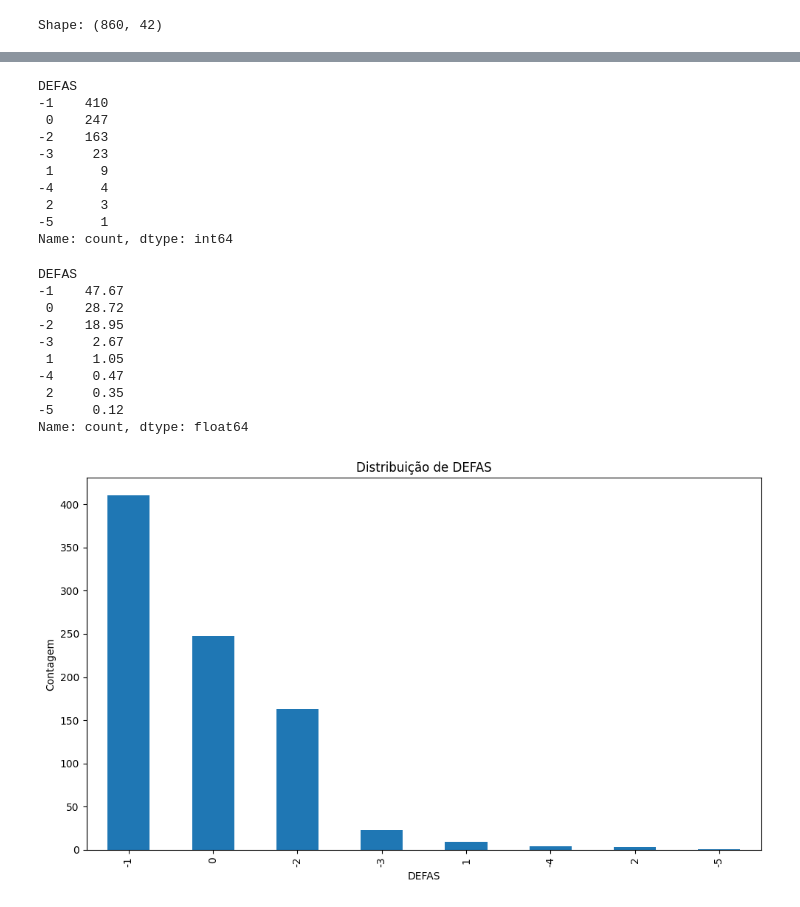
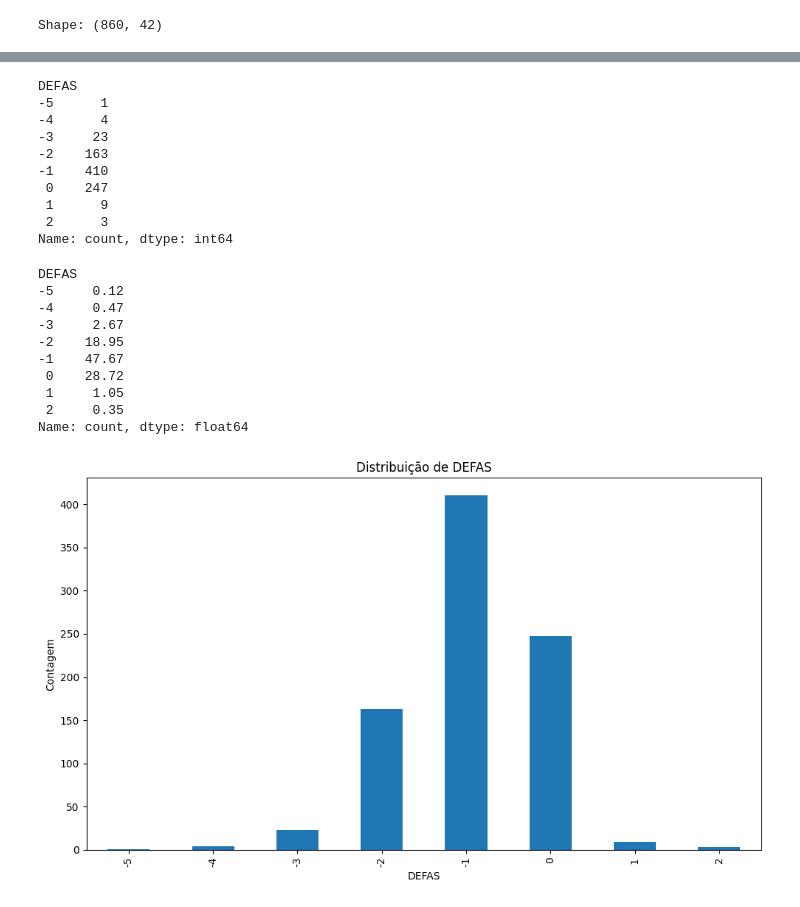
Before and after one commit to marcelotmalta/Dataton, a Jupyter notebook: notebooks/EDA_datathon_eda.ipynb, the cells around one changed output, grey strips where cells are left out. Saved outputs shown, nothing was run; the diff lists cells and outputs as text; code cells hidden in the pictures.

```diff
--- a/notebooks/EDA_datathon_eda.ipynb
+++ b/notebooks/EDA_datathon_eda.ipynb
@@ -52,7 +51,7 @@ Shape: (860, 42)
 # %%
 # Filtragem de Colunas de Interesse
 cols_interest = [
-    'Defas', 'Portug', 'Matem', 'Inglês',
+    'Defas',
     'INDE 22', 'IPS', 'IEG', 'IDA', 'IPV', 'IAA', 'IAN',
     'Fase', 'Turma', 'Ano ingresso', 'Instituição de ensino', 'Pedra 22'
 ]
@@ -149,36 +145,36 @@ dtype: float64
 # %%
 # Defina a coluna target e analise sua distribuição
 TARGET_COL = 'DEFAS'  # <<-- Atualizado para nome padronizado
 if TARGET_COL in df.columns:
-    vc = df[TARGET_COL].value_counts(dropna=False)
+    vc = df[TARGET_COL].value_counts(dropna=False).sort_index()
     display(vc)
     display((vc / len(df) * 100).round(2))
     vc.plot.bar(title=f'Distribuição de {TARGET_COL}')
     plt.ylabel('Contagem')
     plt.tight_layout()
 else:
     print(f"Coluna target '{TARGET_COL}' não encontrada no DataFrame. Verifique o nome exato da coluna.")
 # %% [output]
 DEFAS
+-5      1
+-4      4
+-3     23
+-2    163
 -1    410
  0    247
--2    163
--3     23
  1      9
--4      4
  2      3
--5      1
 Name: count, dtype: int64
 DEFAS
+-5     0.12
+-4     0.47
+-3     2.67
+-2    18.95
 -1    47.67
  0    28.72
--2    18.95
--3     2.67
  1     1.05
--4     0.47
  2     0.35
--5     0.12
 Name: count, dtype: float64
-[figure, old version]
+[figure, new version]
 # %%
 # Histogramas para variáveis numéricas principais
```
Also changed, not shown: parts of 9 cells of this notebook, 9 other files.
